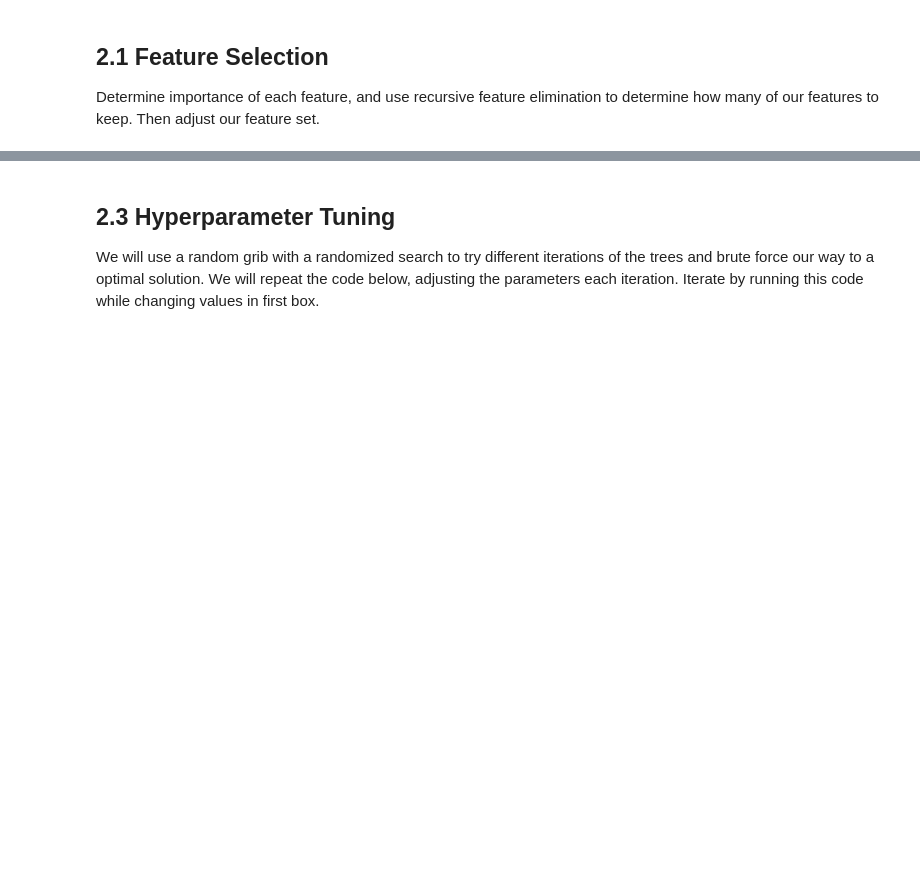
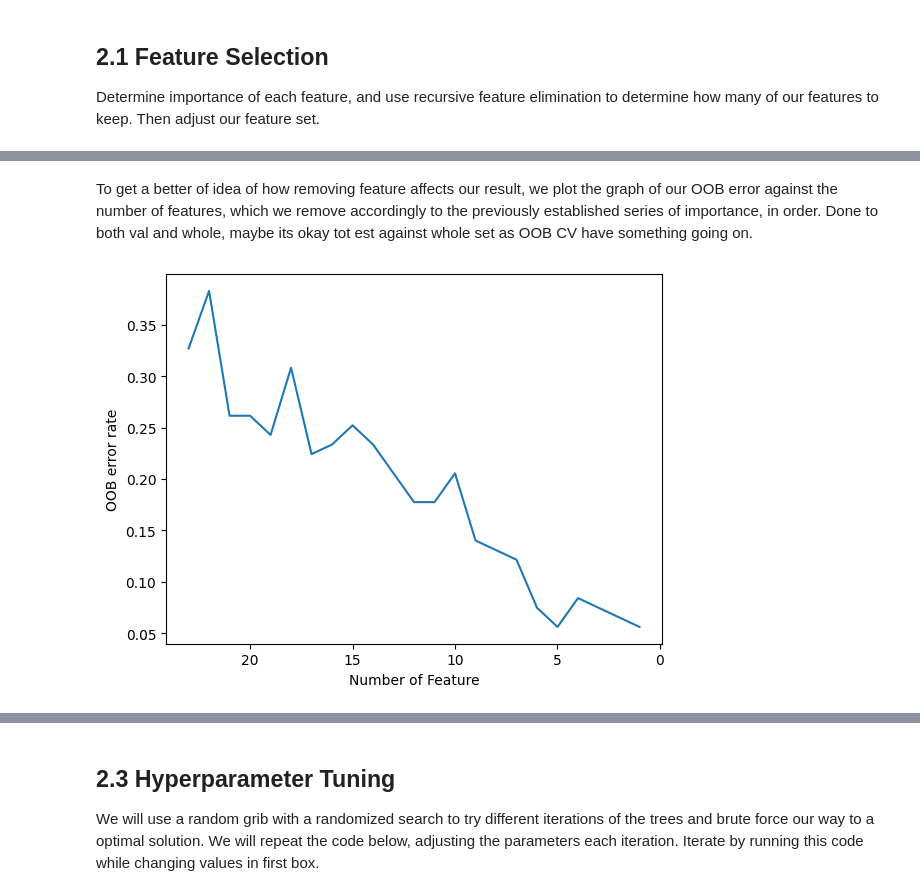
Before and after one commit to Berat03/ml_coursework, a Jupyter notebook: Random_Forest.ipynb, the cells around one changed output, grey strips where cells are left out. Saved outputs shown, nothing was run; the diff lists cells and outputs as text; code cells hidden in the pictures; blank space fills up the shorter version.

Commit message:
added oob score w/ val and full

```diff
--- a/Random_Forest.ipynb
+++ b/Random_Forest.ipynb
@@ -70,3 +67,7 @@ Precision: 0.9423076923076923
 # %% [markdown]
 ## 2.1 Feature Selection
 Determine importance of each feature, and use recursive feature elimination to determine how many of our features to keep. Then adjust our feature set.
+# %%
+feature_scores = pd.Series(rfc_og.feature_importances_, index=x_train.columns).sort_values(ascending=False)
+print(feature_scores)
+feature_scores = feature_scores.index.tolist()
@@ -72,0 +92,27 @@ Determine importance of each feature, and use recursive feature elimination to d
+# %% [markdown]
+To get a better of idea of how removing feature affects our result, we plot the graph of our OOB error against the number of features, which we remove accordingly to the previously established series of importance, in order. Done to both val and whole, maybe its okay tot est against whole set as OOB CV have something going on.
+# %%
+idx = []
+error_rate = []
+tempx = x_val
+f_rm = 0
+rfc_og = RandomForestClassifier(n_estimators=100, oob_score=True, bootstrap=True, random_state=12)
+
+for i in feature_scores:
+    rfc_og.fit(tempx, y_val)
+    oob_error = 1 - rfc_og.oob_score_
+    error_rate.append(oob_error)
+
+    f_rm += 1
+    idx.append(f_rm)
+
+    tempx = tempx.drop(i, axis = 1)
+    if len(tempx.columns) <= 1:
+        break
+plt.plot(idx, error_rate)
+plt.xlabel("Number of Feature")
+plt.ylabel("OOB error rate")
+plt.gca().invert_xaxis()
+plt.show()
+# %% [output]
+[figure, added]
```
Also changed, not shown: parts of 14 cells of this notebook.
